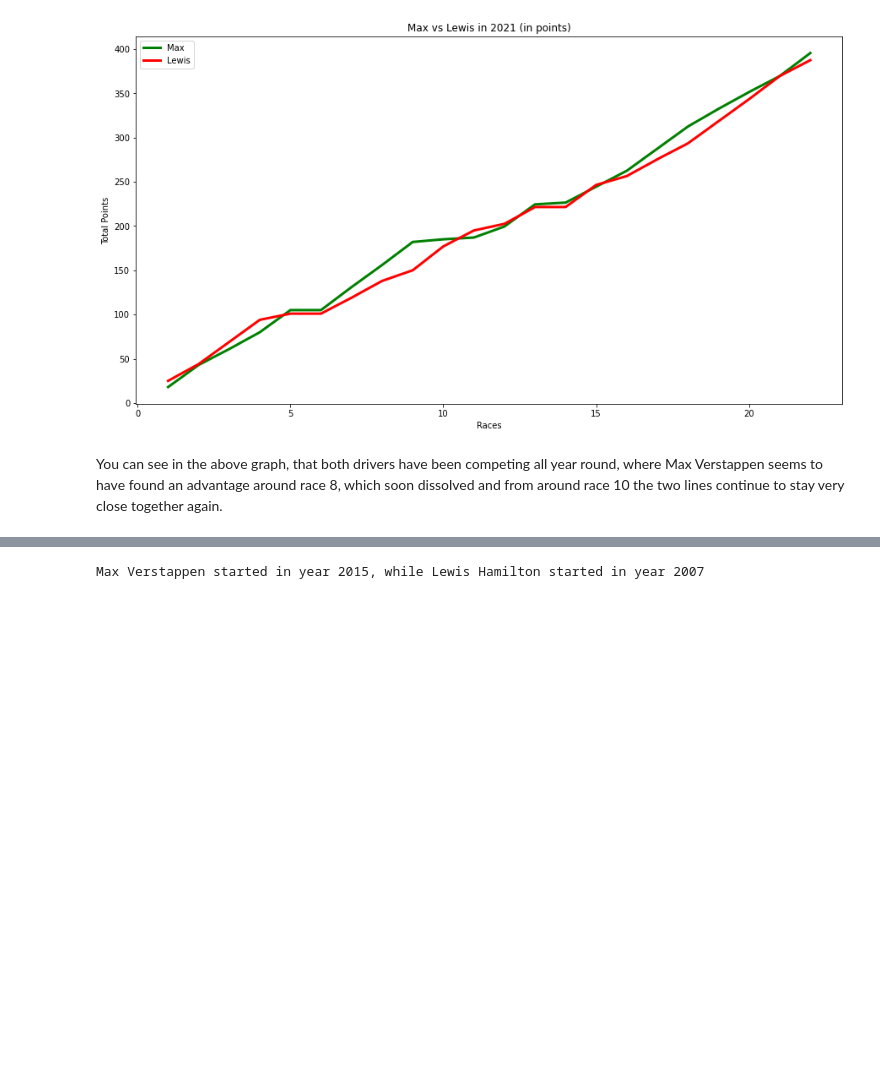
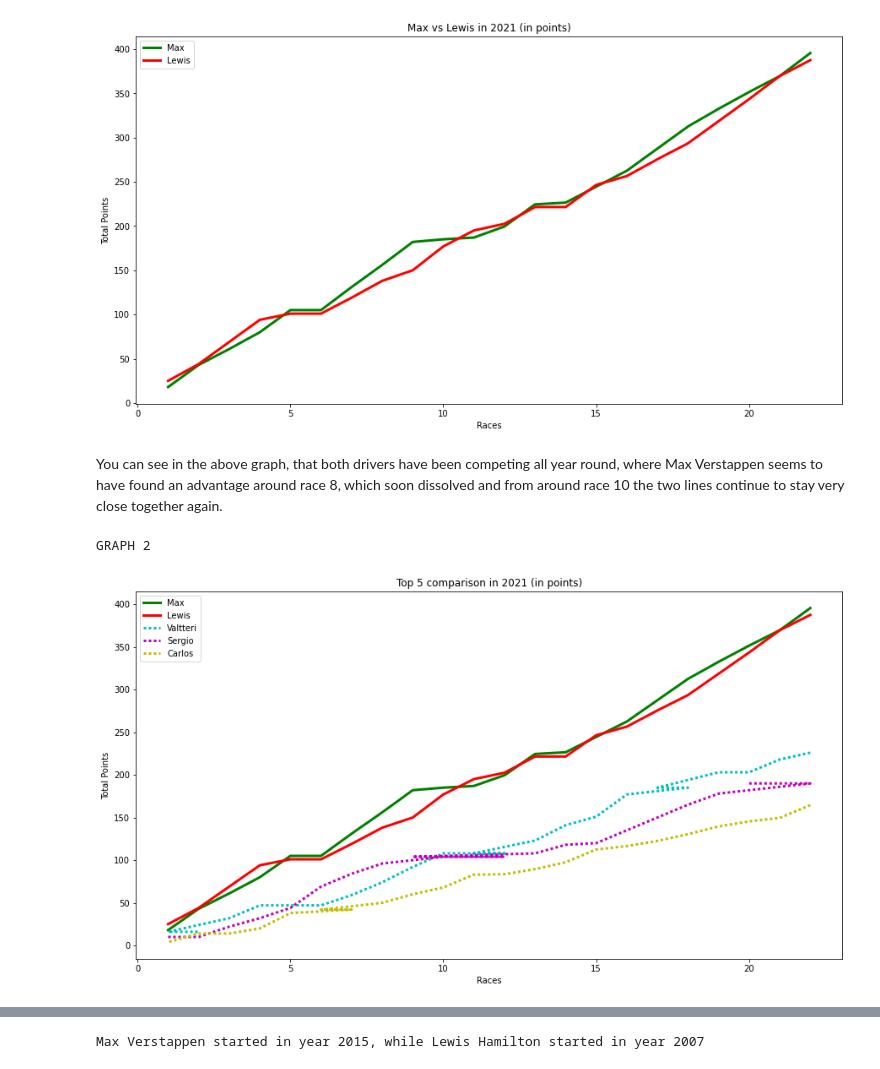
Before and after one commit to jelledoff/UCD---Data-Analytics-for-Business, a Jupyter notebook: UCD Course - Data Analytics for Business - Jelle Doff - March2022.ipynb, the cells around one changed output, grey strips where cells are left out. Drawn from its saved outputs; the diff is of its cells as text; code cells hidden in the pictures; blank space fills up the shorter version.

```diff
--- a/UCD Course - Data Analytics for Business - Jelle Doff - March2022.ipynb
+++ b/UCD Course - Data Analytics for Business - Jelle Doff - March2022.ipynb
@@ -500,3 +550,28 @@ plt.show()
 [figure]
 # %% [markdown]
 You can see in the above graph, that both drivers have been competing all year round, where Max Verstappen seems to have found an advantage around race 8, which soon dissolved and from around race 10 the two lines continue to stay very close together again.
+# %%
+# COMPARE THE RESULTS OF THE TOP 5 DRIVERS, JUST TO SEE HOW QUICK BOTH TOP2 DRIVERS "DROVE AWAY" FROM THE REST THROUGHOUT THE 2021 SEASON
+
+# Creating the 3 additional subsets of data to complete the top 5. These 3 names are taken from above bar chart with the 2021 driver standings
+Valtteri = Standings_2021[Standings_2021.full_name == 'Valtteri Bottas']
+Sergio = Standings_2021[Standings_2021.full_name == 'Sergio Pérez']
+Carlos = Standings_2021[Standings_2021.full_name == 'Carlos Sainz']
+
+# I now want to compare the results across the races in 2021, to see how all 5 drivers competed with each other
+fig, ax = plt.subplots()
+ax.plot(Max['round'], Max['points'], color='g', linewidth=3, label='Max')
+ax.plot(Lewis['round'], Lewis['points'], color='r', linewidth=3,label='Lewis')
+ax.plot(Valtteri['round'], Valtteri['points'], color='c', linewidth=3,label='Valtteri', linestyle=(0, (1, 1)))
+ax.plot(Sergio['round'], Sergio['points'], color='m', linewidth=3,label='Sergio', linestyle=(0, (1, 1)))
+ax.plot(Carlos['round'], Carlos['points'], color='y', linewidth=3,label='Carlos', linestyle=(0, (1, 1)))
+ax.set_xlabel('Races')
+ax.set_ylabel('Total Points')
+ax.set_title('Top 5 comparison in 2021 (in points)')
+leg = ax.legend()
+fig.set_size_inches([15, 8])
+print('GRAPH 2')
+plt.show()
+# %% [output]
+GRAPH 2
+[figure, added]
```
Also changed, not shown: parts of 25 cells of this notebook.
